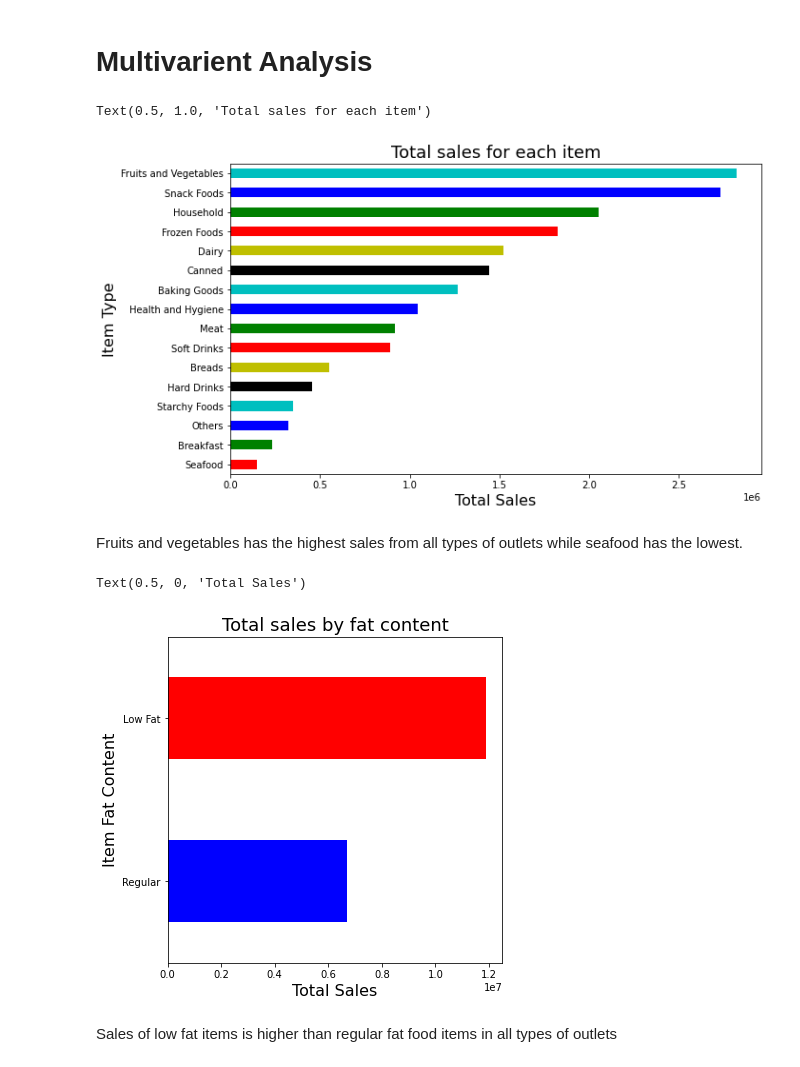
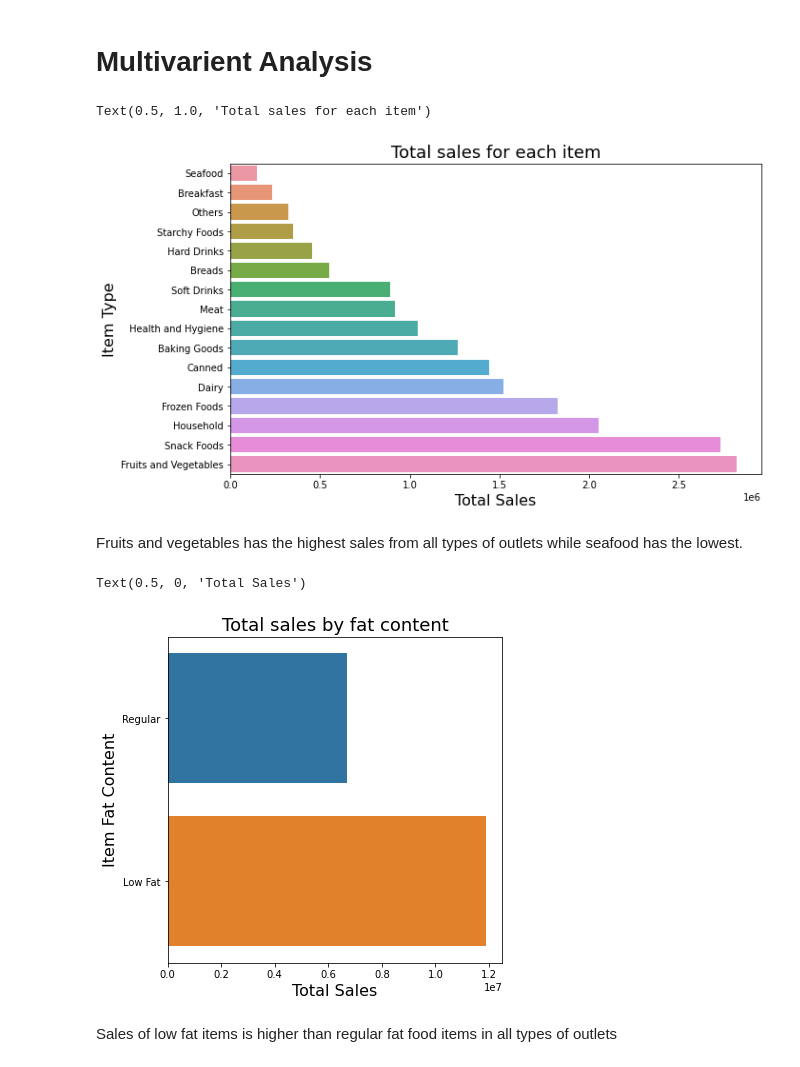
Before and after one commit to sheha919/Coding-Dojo-Project1, a Jupyter notebook: sales_prediction.ipynb, the cells around one changed output. Cells and saved outputs as stored; diff of their text form; code cells hidden in the pictures.

Commit message:
updating plots

```diff
--- a/sales_prediction.ipynb
+++ b/sales_prediction.ipynb
@@ -352,28 +352,27 @@ According to the above histogram, item sales in particular outlet has right skew
 total_sales_byitem=df.groupby('Item_Type')['Item_Outlet_Sales'].sum().sort_values()
 
 plt.figure(figsize=[10,6])
-total_sales_byitem.plot(kind='barh',color=['r','g','b','c','k','y'])
-
+sns.barplot(y= total_sales_byitem.index, x=total_sales_byitem.values)
 plt.ylabel('Item Type', fontsize=16)
 plt.xlabel('Total Sales',fontsize=16 )
 plt.title('Total sales for each item', fontsize=18)
 # %% [output]
 Text(0.5, 1.0, 'Total sales for each item')
-[figure, old version]
+[figure, new version]
 # %% [markdown]
 Fruits and vegetables has the highest sales from all types of outlets while seafood has the lowest.
 # %%
 total_sales_byfat=df.groupby('Item_Fat_Content')['Item_Outlet_Sales'].sum().sort_values()
 
 
 plt.figure(figsize=[6,6])
-total_sales_byfat.plot(kind='barh', color=['blue', 'red'])
+sns.barplot(y= total_sales_byfat.index, x=total_sales_byfat.values)
 plt.title('Total sales by fat content', fontsize=18)
 plt.ylabel('Item Fat Content', fontsize=16)
 plt.xlabel('Total Sales',fontsize=16)
 # %% [output]
 Text(0.5, 0, 'Total Sales')
-[figure, old version]
+[figure, new version]
 # %% [markdown]
 Sales of low fat items is higher than regular fat food items in all types of outlets
 # %%
```
Also changed, not shown: parts of 1 cell of this notebook.
